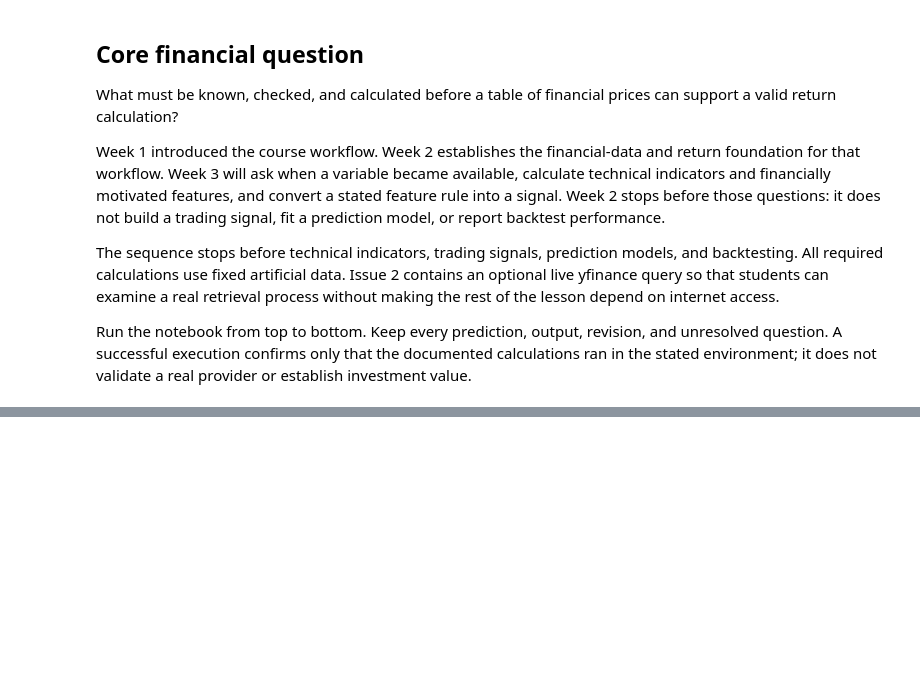
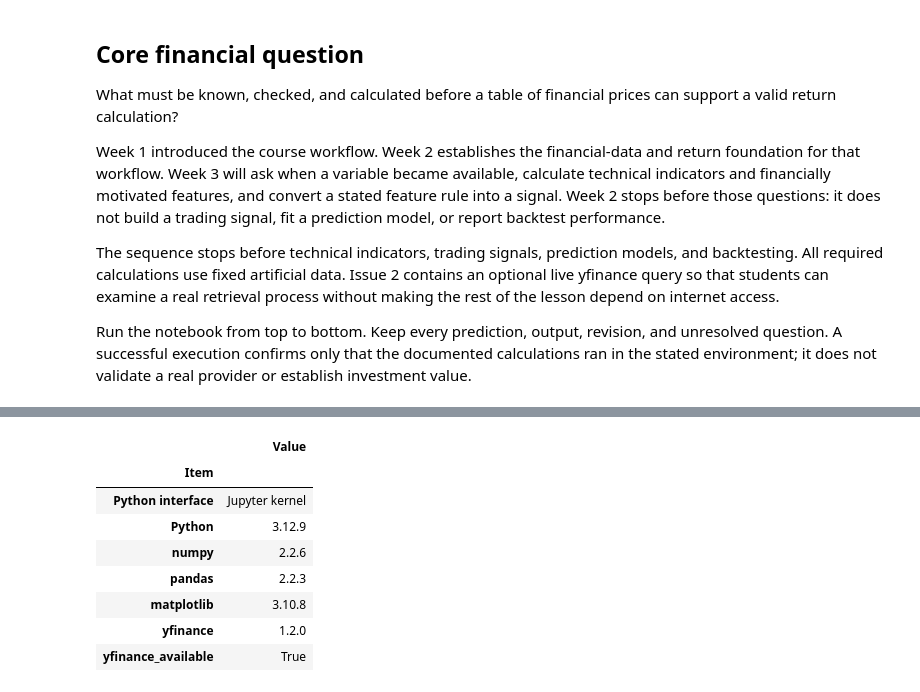
Before and after one commit to KennethWYLee/FinTech, a Jupyter notebook: course/02/week2_main.ipynb, the cells around one changed output, grey strips where cells are left out. Cells and saved outputs as stored; diff of their text form; code cells hidden in the pictures; blank space fills up the shorter version.

```diff
--- a/course/02/week2_main.ipynb
+++ b/course/02/week2_main.ipynb
@@ -300,0 +189,55 @@ When a row remains ambiguous, list every missing field before calculating a retu
+# %%
+from importlib.metadata import PackageNotFoundError, version
+import platform
+
+import matplotlib as mpl
+import numpy as np
+import pandas as pd
+import matplotlib.pyplot as plt
+from IPython.display import display
+
+try:
+    import yfinance as yf
+    YFINANCE_AVAILABLE = True
+    YFINANCE_VERSION = version("yfinance")
+except (ImportError, PackageNotFoundError):
+    yf = None
+    YFINANCE_AVAILABLE = False
+    YFINANCE_VERSION = "not installed"
+
+pd.set_option("display.max_columns", 20)
+pd.set_option("display.width", 120)
+plt.rcParams.update(
+    {
+        "figure.figsize": (7.2, 3.8),
+        "figure.dpi": 110,
+        "axes.grid": True,
+        "axes.titleweight": "bold",
+        "axes.spines.top": False,
+        "axes.spines.right": False,
+    }
+)
+
+environment = pd.Series(
+    {
+        "Python interface": "Jupyter kernel",
+        "Python": platform.python_version(),
+        "numpy": np.__version__,
+        "pandas": pd.__version__,
+        "matplotlib": mpl.__version__,
+        "yfinance": YFINANCE_VERSION,
+        "yfinance_available": YFINANCE_AVAILABLE,
+    },
+    name="environment",
+)
+display(environment.rename_axis("Item").to_frame("Value"))
+# %% [output]
+|  | Value |
+| Item |  |
+| Python interface | Jupyter kernel |
+| Python | 3.12.9 |
+| numpy | 2.2.6 |
+| pandas | 2.2.3 |
+| matplotlib | 3.10.8 |
+| yfinance | 1.2.0 |
+| yfinance_available | True |
```
Also changed, not shown: parts of 128 cells of this notebook.
